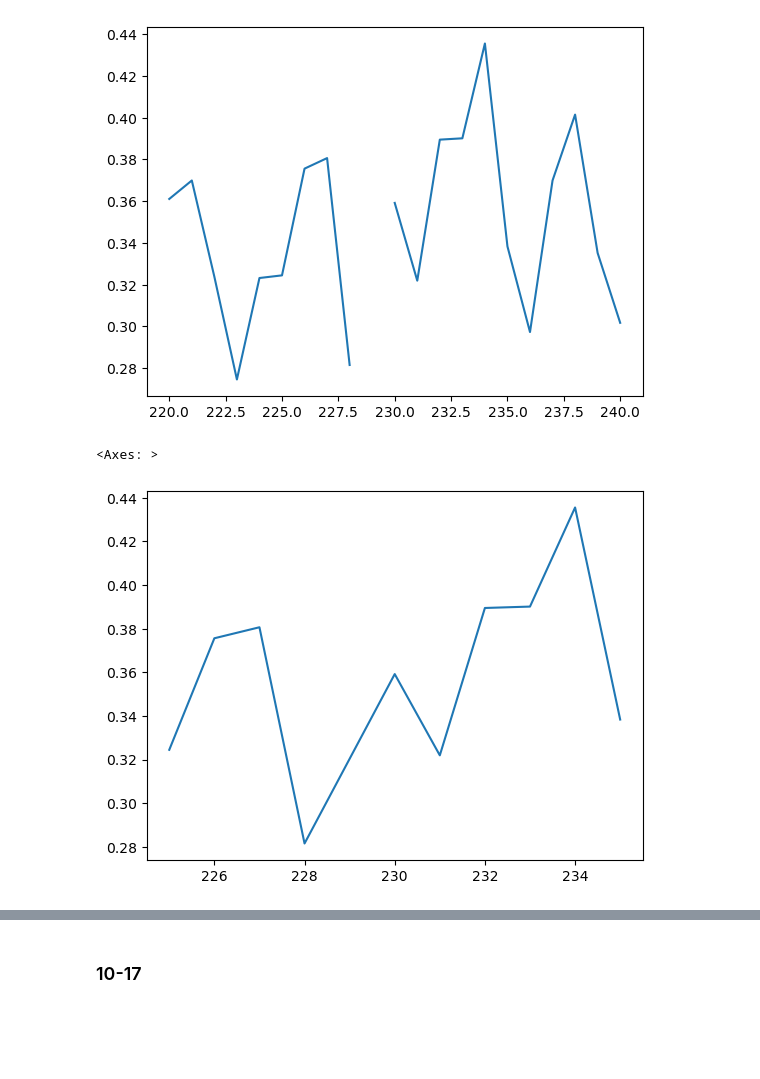
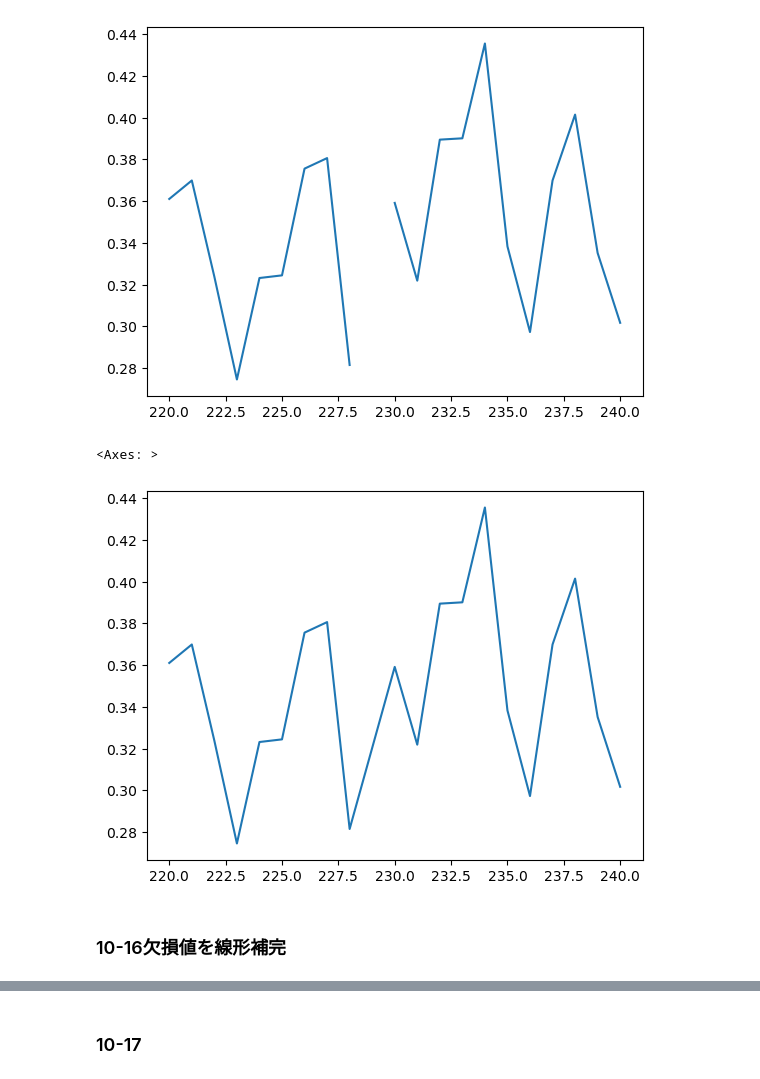
Before and after one commit to ahiru3test/aiai, a Jupyter notebook: notebook/sukkiri-ml-codes/ipynb/chap10a.ipynb, the cells around one changed output, grey strips where cells are left out. Cells and saved outputs as stored; diff of their text form; code cells hidden in the pictures; blank space fills up the shorter version.

```diff
--- a/notebook/sukkiri-ml-codes/ipynb/chap10a.ipynb
+++ b/notebook/sukkiri-ml-codes/ipynb/chap10a.ipynb
@@ -112,13 +134,15 @@ df3['atemp'].loc[220:240].plot(kind='line')
 # %%
 #atemp列のdtypeをfloatに変換
 df3["atemp"] = df3["atemp"].astype(float)
 
 
 df3["atemp"] =df3["atemp"].interpolate()
-df3.loc[225:235,"atemp"].plot()
+df3.loc[220:240,"atemp"].plot()
 # %% [output]
 <Axes: >
-[figure, old version]
+[figure, new version]
+# %% [markdown]
+### 10-16欠損値を線形補完
 # %%
 from SklModel import SklModel
 from SklModel import SklModelResult
```
Also changed, not shown: parts of 70 cells of this notebook, 5 other files.
